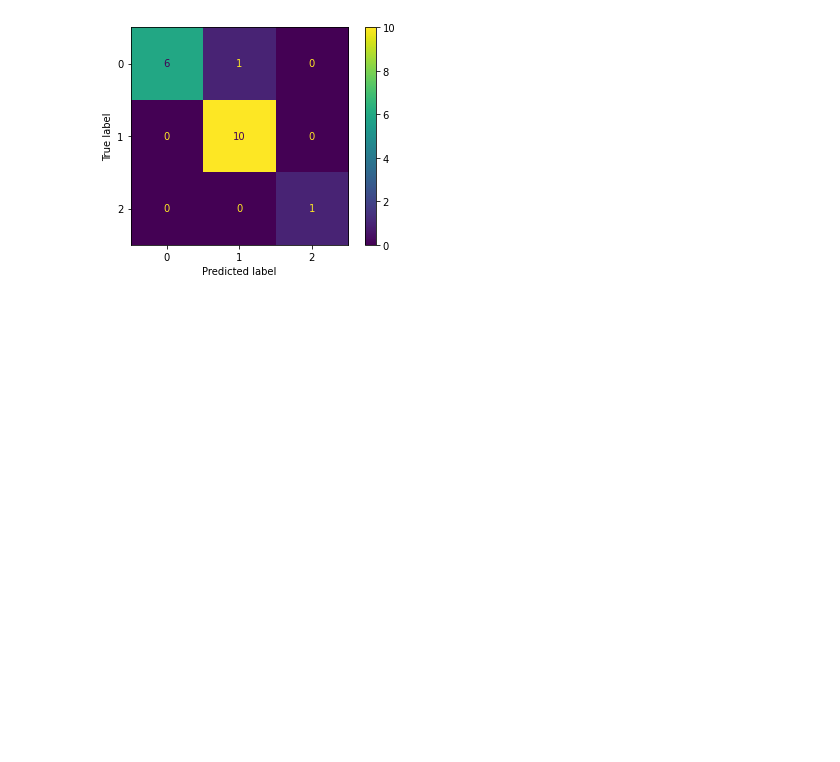
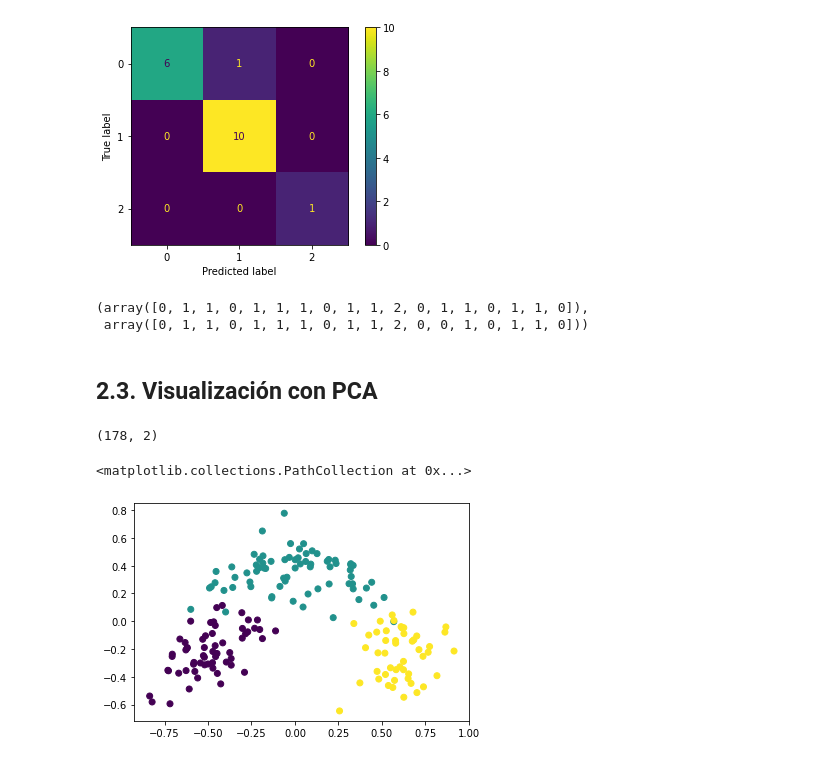
Before and after one commit to TamaraCucumides/TallerPythonMIA, a Jupyter notebook: Sesion 4 - Sklearn y Scipy.stats/Sklearn.ipynb, the cells around one changed output. Cells and saved outputs as stored; diff of their text form; code cells hidden in the pictures; blank space fills up the shorter version.

Commit message:
added sklearn session

```diff
--- a/Sesion 4 - Sklearn y Scipy.stats/Sklearn.ipynb
+++ b/Sesion 4 - Sklearn y Scipy.stats/Sklearn.ipynb
@@ -281,3 +357,26 @@ plot_confusion_matrix(model, X_test, y_test)
 # %% [output]
 <sklearn.metrics._plot.confusion_matrix.ConfusionMatrixDisplay at 0x...>
 [figure]
+# %%
+y_pred, y_test
+# %% [output]
+(array([0, 1, 1, 0, 1, 1, 1, 0, 1, 1, 2, 0, 1, 1, 0, 1, 1, 0]),
+ array([0, 1, 1, 0, 1, 1, 1, 0, 1, 1, 2, 0, 0, 1, 0, 1, 1, 0]))
+# %% [markdown]
+## **2.3. Visualización con PCA**
+# %%
+from sklearn.decomposition import PCA
+import matplotlib.pyplot as plt
+
+
+pca = PCA(n_components=2)
+X_pca = pca.fit_transform(X)
+# %%
+X_pca.shape
+# %% [output]
+(178, 2)
+# %%
+plt.scatter(X_pca[:, 0], X_pca[:, 1], c=y)
+# %% [output]
+<matplotlib.collections.PathCollection at 0x...>
+[figure, added]
```
Also changed, not shown: parts of 32 cells of this notebook.
